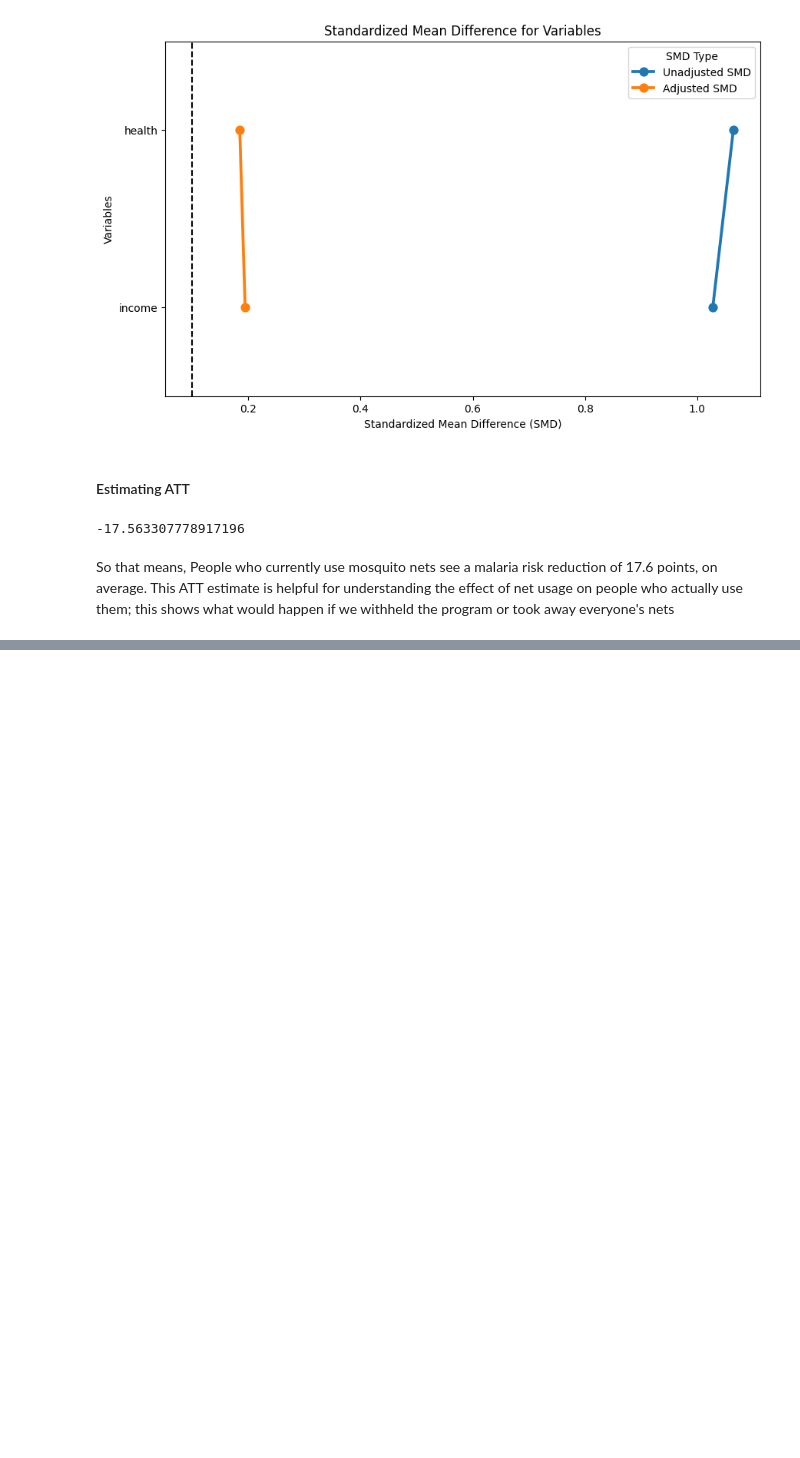
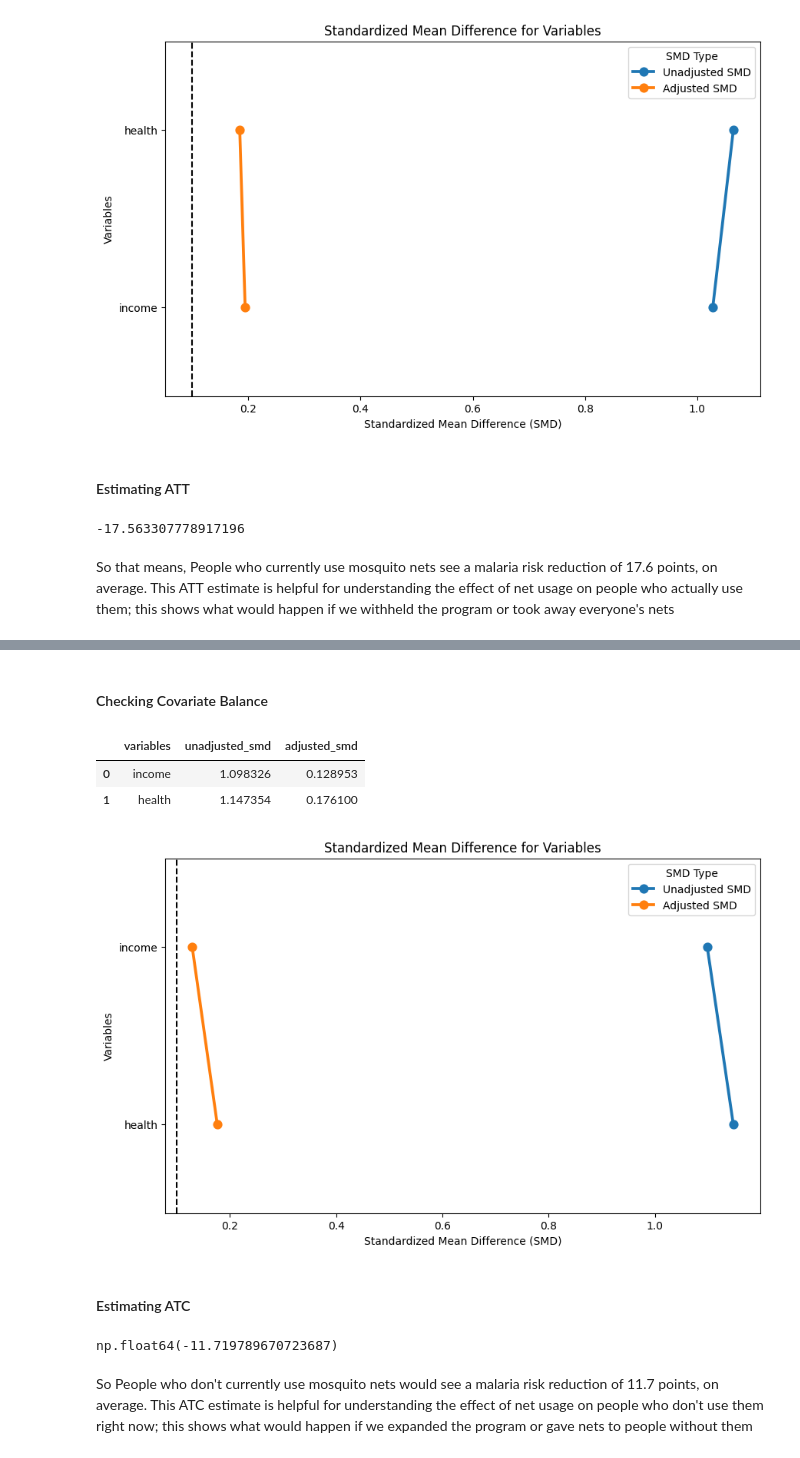
Before and after one commit to shafayetShafee/skmiscpy, a Jupyter notebook: docs/example.ipynb, the cells around one changed output, grey strips where cells are left out. Cells and saved outputs as stored; diff of their text form; code cells hidden in the pictures; blank space fills up the shorter version.

```diff
--- a/docs/example.ipynb
+++ b/docs/example.ipynb
@@ -259,0 +293,22 @@ So that means, People who currently use mosquito nets see a malaria risk reducti
+# %% [markdown]
+#### Checking Covariate Balance
+# %%
+smd_df_atc = compute_smd(
+    data = data_wt_atc,
+    vars = ['income', 'health'],
+    group = 'net',
+    wt_var = 'wts_atc',
+    estimand = 'ATC'
+)
+
+smd_df_atc
+# %% [output]
+|  | variables | unadjusted_smd | adjusted_smd |
+| 0 | income | 1.098326 | 0.128953 |
+| 1 | health | 1.147354 | 0.176100 |
+# %%
+plot_smd(smd_df_atc, add_ref_line = True)
+# %% [output]
+[figure, added]
+# %% [markdown]
+#### Estimating ATC
@@ -259,0 +324,22 @@ So that means, People who currently use mosquito nets see a malaria risk reducti
+# %%
+untreated = data_wt_atc.loc[nets.net == 0]
+
+pred_1 = (
+    outcome_model_atc
+      .predict(
+          untreated.assign(net = 1)
+      )
+)
+
+pred_0 = (
+    outcome_model_atc
+      .predict(
+          untreated.assign(net = 0)
+      )
+)
+
+(pred_1 - pred_0).mean()
+# %% [output]
+np.float64(-11.719789670723687)
+# %% [markdown]
+So People who don't currently use mosquito nets would see a malaria risk reduction of 11.7 points, on average. This ATC estimate is helpful for understanding the effect of net usage on people who don't use them right now; this shows what would happen if we expanded the program or gave nets to people without them
```
Also changed, not shown: parts of 9 cells of this notebook.
